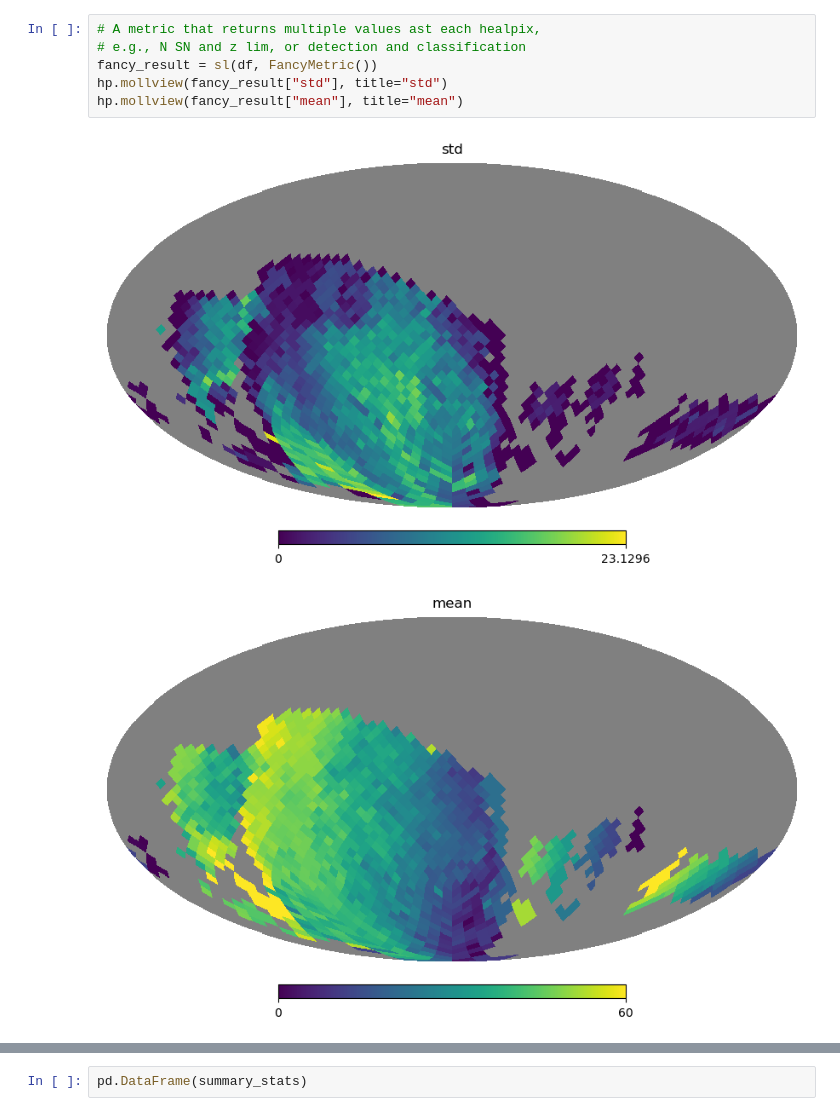
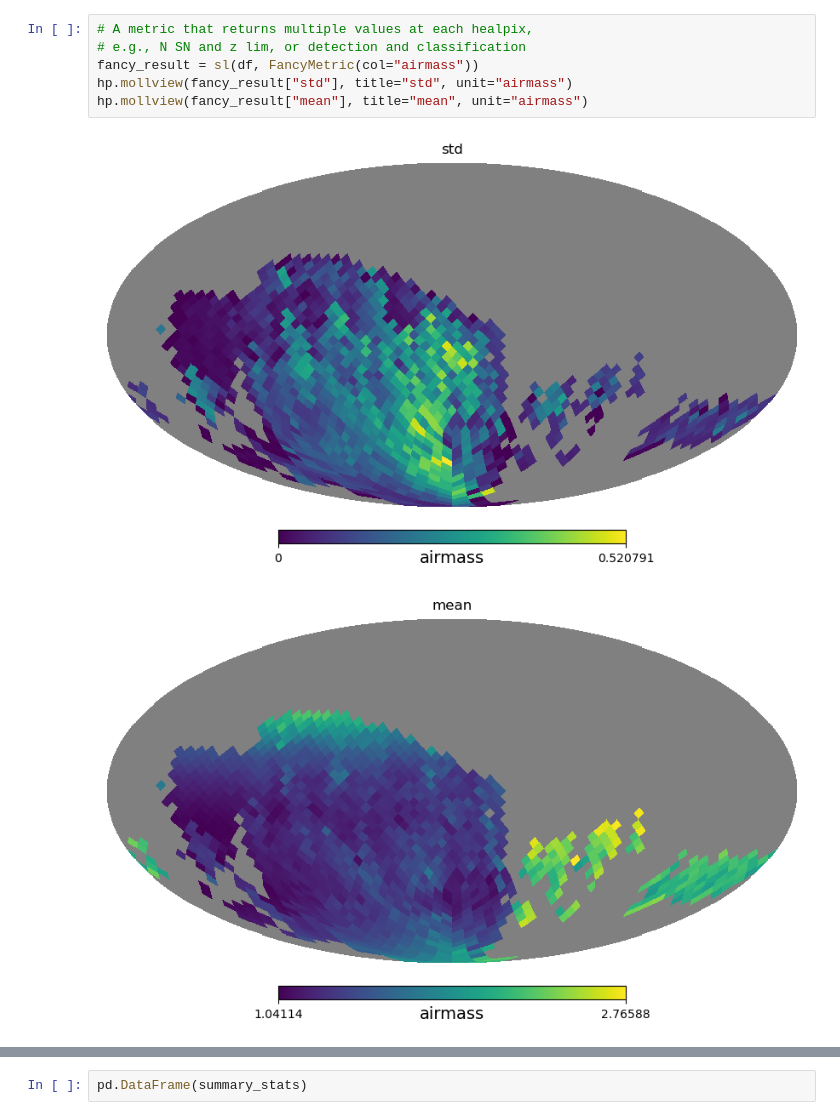
Before and after one commit to yoachim/25_scratch, a Jupyter notebook: maf_simple/simple_maf.ipynb, the cells around one changed output, grey strips where cells are left out. Drawn from its saved outputs; the diff is of its cells as text.

```diff
--- a/maf_simple/simple_maf.ipynb
+++ b/maf_simple/simple_maf.ipynb
@@ -48,12 +45,12 @@ hp.mollview(result)
 # %%
-# A metric that returns multiple values ast each healpix,
+# A metric that returns multiple values at each healpix,
 # e.g., N SN and z lim, or detection and classification
-fancy_result = sl(df, FancyMetric())
-hp.mollview(fancy_result["std"], title="std")
-hp.mollview(fancy_result["mean"], title="mean")
+fancy_result = sl(df, FancyMetric(col="airmass"))
+hp.mollview(fancy_result["std"], title="std", unit="airmass")
+hp.mollview(fancy_result["mean"], title="mean", unit="airmass")
 # %% [output]
-[figure, old version]
+[figure, new version]
-[figure, old version]
+[figure, new version]
 # %%
 # A vector metric example
 times = np.arange(60)
```
Also changed, not shown: parts of 13 cells of this notebook, 1 other file.
